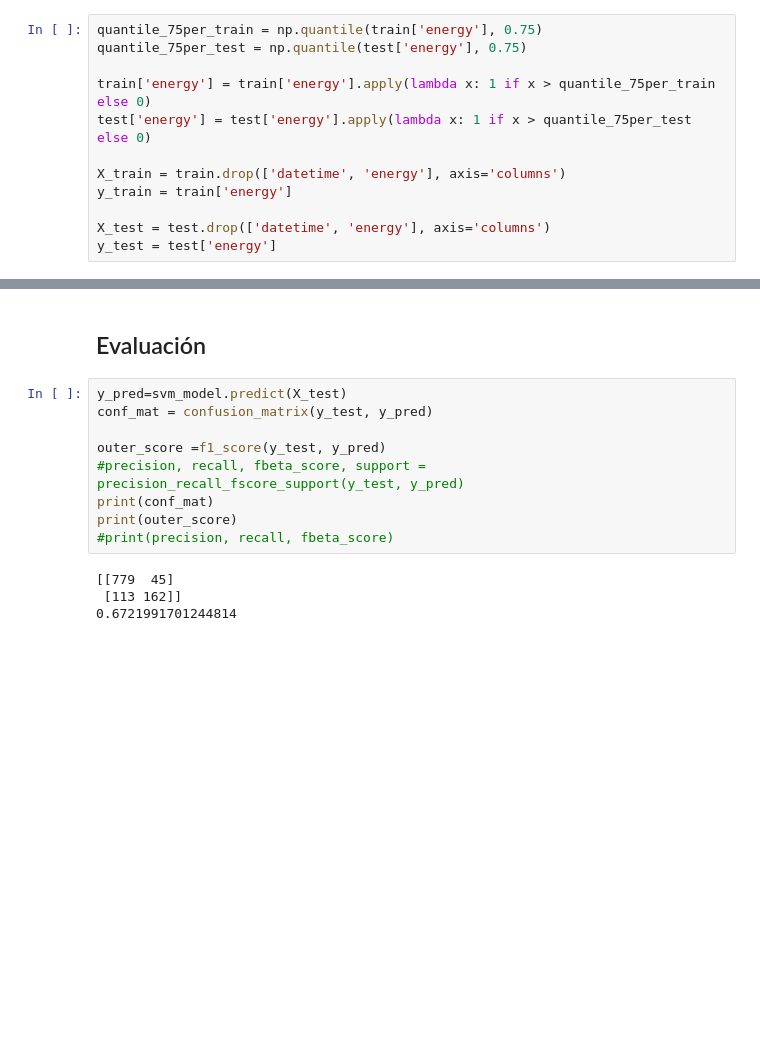
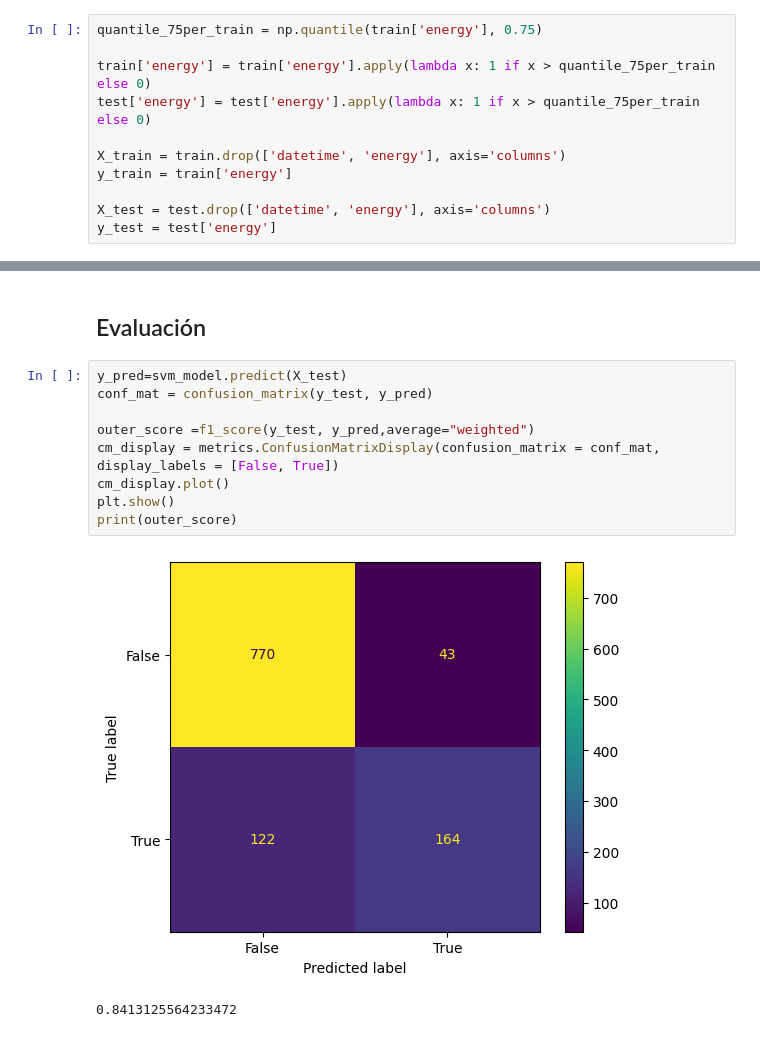
Before and after one commit to PaulaUc3m/Grupo4_P1AA, a Jupyter notebook: modelo_clasificación.ipynb, the cells around one changed output, grey strips where cells are left out. Cells and saved outputs as stored; diff of their text form; blank space fills up the shorter version.

```diff
--- a/modelo_clasificación.ipynb
+++ b/modelo_clasificación.ipynb
@@ -10,9 +26,8 @@ train, test = train_test_split(data, test_size=1099, shuffle=False)
 # %%
 quantile_75per_train = np.quantile(train['energy'], 0.75)
-quantile_75per_test = np.quantile(test['energy'], 0.75)
 
 train['energy'] = train['energy'].apply(lambda x: 1 if x > quantile_75per_train else 0)
-test['energy'] = test['energy'].apply(lambda x: 1 if x > quantile_75per_test else 0)
+test['energy'] = test['energy'].apply(lambda x: 1 if x > quantile_75per_train else 0)
 
 X_train = train.drop(['datetime', 'energy'], axis='columns')
 y_train = train['energy']
@@ -148,13 +187,12 @@ Best Score de cada modelo:
 # %%
 y_pred=svm_model.predict(X_test)
 conf_mat = confusion_matrix(y_test, y_pred)
 
-outer_score =f1_score(y_test, y_pred)
-#precision, recall, fbeta_score, support = precision_recall_fscore_support(y_test, y_pred)
-print(conf_mat)
+outer_score =f1_score(y_test, y_pred,average="weighted")
+cm_display = metrics.ConfusionMatrixDisplay(confusion_matrix = conf_mat, display_labels = [False, True])
+cm_display.plot()
+plt.show()
 print(outer_score)
-#print(precision, recall, fbeta_score)
 # %% [output]
+[figure, added]
-[[779  45]
- [113 162]]
-0.6721991701244814
+0.8413125564233472
```
Also changed, not shown: parts of 17 cells of this notebook.
